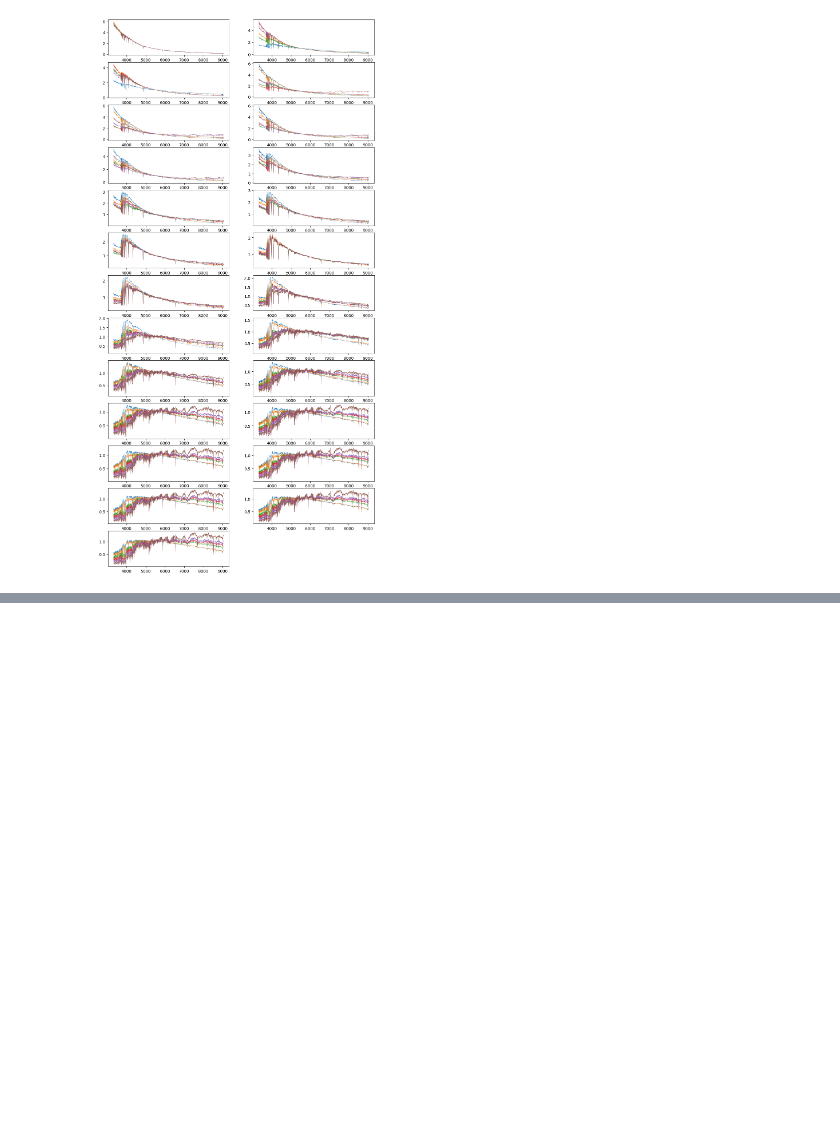
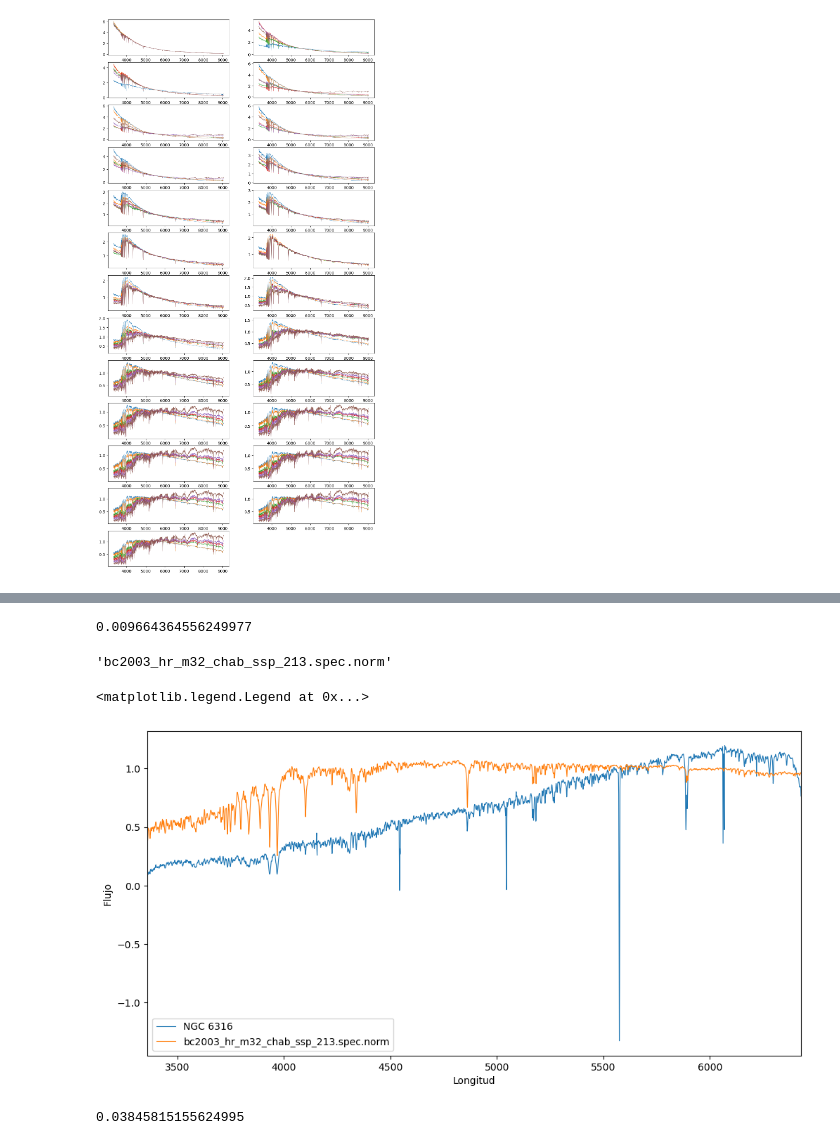
Before and after one commit to ana-garcia1/Materia_Andrea, a Jupyter notebook: Datos_base.ipynb, the cells around one changed output, grey strips where cells are left out. Drawn from its saved outputs; the diff is of its cells as text; code cells hidden in the pictures; blank space fills up the shorter version.

```diff
--- a/Datos_base.ipynb
+++ b/Datos_base.ipynb
@@ -588,0 +770,31 @@ chi2()
+# %%
+#prueba de chi2
+chi2(40)
+
+#este chi esta mal
+# %% [output]
+0.009664364556249977
+# %%
+#pruebo otra edad
+lista[0][49]
+# %% [output]
+'bc2003_hr_m32_chab_ssp_213.spec.norm'
+# %%
+plt.figure(figsize=(12,6))
+name=lista[0][49]
+plt.plot(espec[0],espec[1], lw=0.8, label='NGC 6316')
+plt.plot(tablas['table_49'][0], tablas['table_49'][1], lw=0.8, label=name)
+plt.xlabel('Longitud')
+plt.ylabel('Flujo')
+plt.xlim(3359,6428)
+plt.legend()
+# %% [output]
+<matplotlib.legend.Legend at 0x...>
+[figure, added]
+# %%
+#prueba de chi2
+chi2(49)
+
+#este chi esta mal
+# %% [output]
+0.03845815155624995
```
Also changed, not shown: parts of 58 cells of this notebook.
